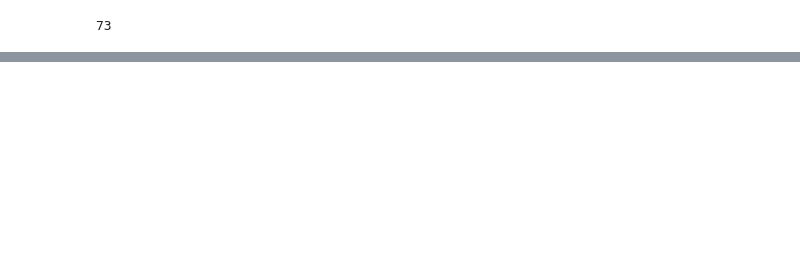
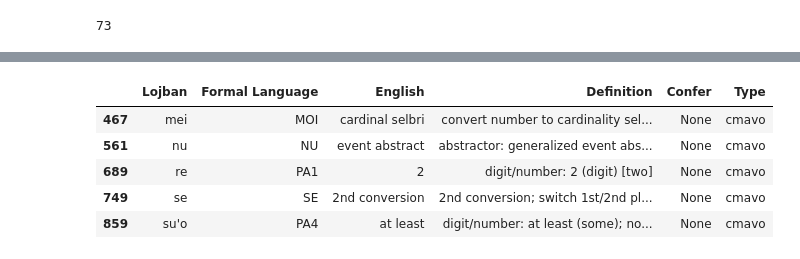
Before and after one commit to garetht/nyu-debate-modeling, a Jupyter notebook: task_relevant/word_search.ipynb, the cells around one changed output, grey strips where cells are left out. Saved outputs shown, nothing was run; the diff lists cells and outputs as text; code cells hidden in the pictures; blank space fills up the shorter version.

```diff
--- a/task_relevant/word_search.ipynb
+++ b/task_relevant/word_search.ipynb
@@ -246,0 +293,11 @@ return_rasfi(rasfi_def)
+# %%
+filtered_rasfi_cmavo = data_cmavo[data_cmavo["Lojban"].isin(not_filtered_rasfi_gismu["Lojban Gismu"])]
+filtered_cmavo = pd.concat([filtered_rasfi_cmavo, found_cmavo]).drop_duplicates()
+filtered_cmavo.head()
+# %% [output]
+|  | Lojban | Formal Language | English | Definition | Confer | Type |
+| 467 | mei | MOI | cardinal selbri | convert number to cardinality sel... | None | cmavo |
+| 561 | nu | NU | event abstract | abstractor: generalized event abs... | None | cmavo |
+| 689 | re | PA1 | 2 | digit/number: 2 (digit) [two] | None | cmavo |
+| 749 | se | SE | 2nd conversion | 2nd conversion; switch 1st/2nd pl... | None | cmavo |
+| 859 | su'o | PA4 | at least | digit/number: at least (some); no... | None | cmavo |
```
Also changed, not shown: parts of 14 cells of this notebook, 43 other files.
